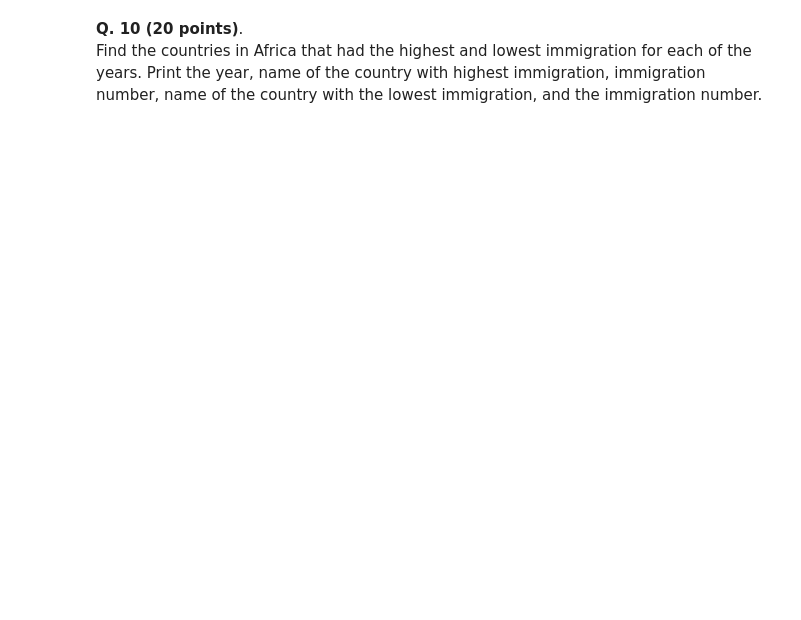
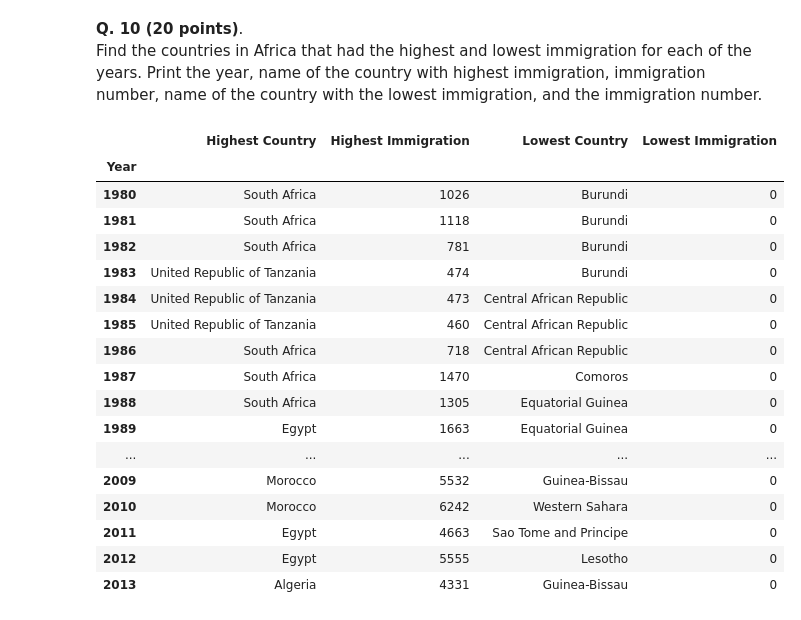
Before and after one commit to jieunlee15/HW-CS329E, a Jupyter notebook: HWK2.ipynb, the cells around one changed output. Cells and saved outputs as stored; diff of their text form; code cells hidden in the pictures; blank space fills up the shorter version.

```diff
--- a/HWK2.ipynb
+++ b/HWK2.ipynb
@@ -318,3 +371,34 @@ The Scandinavian countries are Denmark, Norway, and Sweden. For each of the year
 # %% [markdown]
 **Q. 10 (20 points)**.
 Find the countries in Africa that had the highest and lowest immigration for each of the years. Print the year, name of the country with highest immigration, immigration number, name of the country with the lowest immigration, and the immigration number.
+# %%
+africa = df[df['Continent'] == 'Africa']
+df_africa = pd.DataFrame(index=years)
+df_africa['Highest Country'] = africa[years].idxmax()
+df_africa['Highest Immigration'] = africa[years].max()
+
+df_africa['Lowest Country'] = africa[years].idxmin()
+df_africa['Lowest Immigration'] = africa[years].min()
+
+df_africa.index.name = 'Year'
+
+df_africa
+# %% [output]
+|  | Highest Country | Highest Immigration | Lowest Country | Lowest Immigration |
+| Year |  |  |  |  |
+| 1980 | South Africa | 1026 | Burundi | 0 |
+| 1981 | South Africa | 1118 | Burundi | 0 |
+| 1982 | South Africa | 781 | Burundi | 0 |
+| 1983 | United Republic of Tanzania | 474 | Burundi | 0 |
+| 1984 | United Republic of Tanzania | 473 | Central African Republic | 0 |
+| 1985 | United Republic of Tanzania | 460 | Central African Republic | 0 |
+| 1986 | South Africa | 718 | Central African Republic | 0 |
+| 1987 | South Africa | 1470 | Comoros | 0 |
+| 1988 | South Africa | 1305 | Equatorial Guinea | 0 |
+| 1989 | Egypt | 1663 | Equatorial Guinea | 0 |
+| ... | ... | ... | ... | ... |
+| 2009 | Morocco | 5532 | Guinea-Bissau | 0 |
+| 2010 | Morocco | 6242 | Western Sahara | 0 |
+| 2011 | Egypt | 4663 | Sao Tome and Principe | 0 |
+| 2012 | Egypt | 5555 | Lesotho | 0 |
+| 2013 | Algeria | 4331 | Guinea-Bissau | 0 |
```
Also changed, not shown: parts of 4 cells of this notebook.
